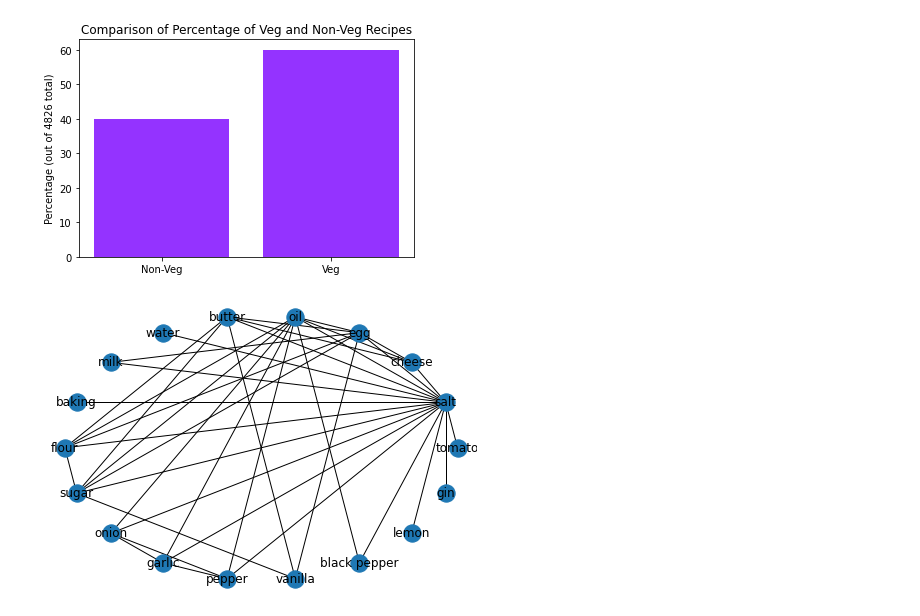
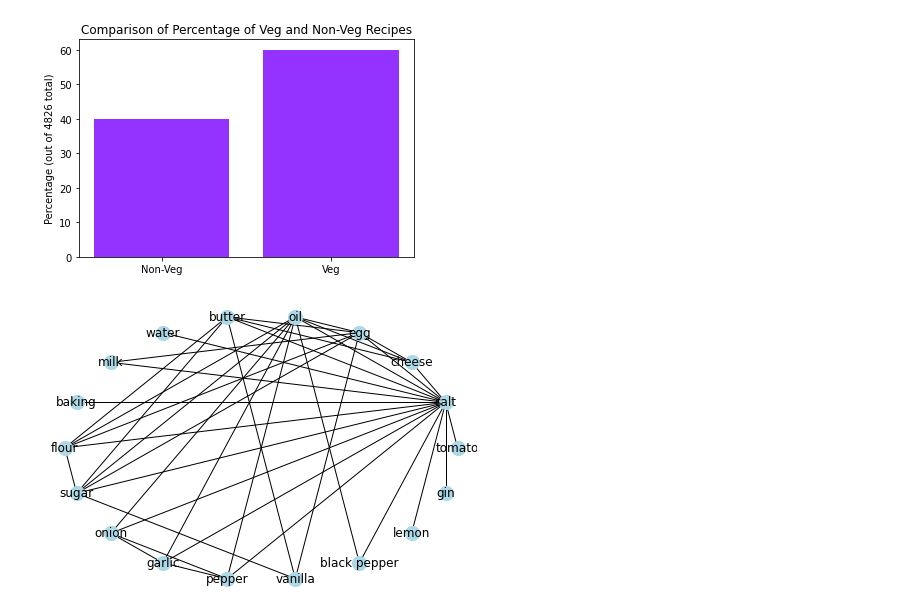
Before and after one commit to samar14641/food-recomm, a Jupyter notebook: edaWork.ipynb, the cells around one changed output. Drawn from its saved outputs; the diff is of its cells as text; code cells hidden in the pictures.

Commit message:
added node colours, and top 20 more co-occurring ingredients

```diff
--- a/edaWork.ipynb
+++ b/edaWork.ipynb
@@ -106,9 +106,9 @@ for i in links:
         if links[i][j] > 400:
 #             g.add_edge(i, j)
             g.add_weighted_edges_from([(i, j, links[i][j] / 400)])
-
-nx.draw_circular(g, with_labels = True)
-# plt.savefig(dir)
-# plt.clf()
-# %% [output]
-[figure, removed]
+# %%
+nx.draw_circular(g, node_color = '#add8e6', node_size = 200, with_labels = True)
+# plt.savefig(dir)
+# plt.clf()
+# %% [output]
+[figure, added]
```
Also changed, not shown: parts of 1 cell of this notebook.
